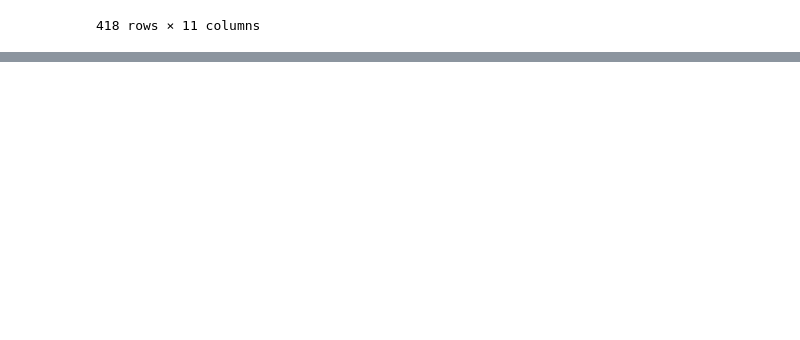
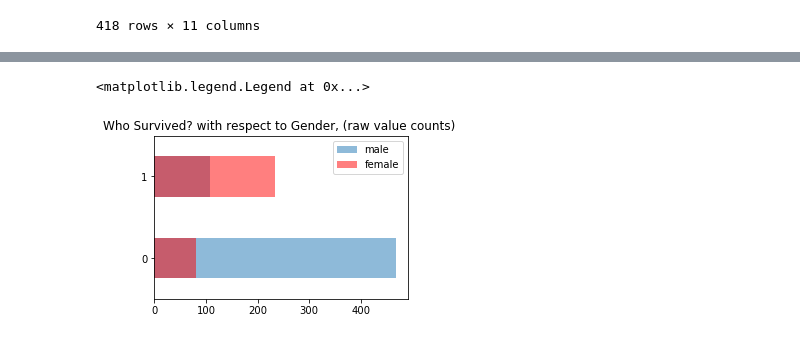
Before and after one commit to stdwal/titanic, a Jupyter notebook: titanic.ipynb, the cells around one changed output, grey strips where cells are left out. Cells and saved outputs as stored; diff of their text form; code cells hidden in the pictures; blank space fills up the shorter version.

```diff
--- a/titanic.ipynb
+++ b/titanic.ipynb
@@ -55,0 +90,14 @@ test
+# %%
+male = train['Survived'][train['Sex'] == 'male'].value_counts().sort_index()
+female = train['Survived'][train['Sex'] == 'female'].value_counts().sort_index()
+
+fig = plt.figure(figsize=(10, 3))
+
+ax1 = fig.add_subplot(121)
+male.plot(kind='barh', label='male', alpha=0.5)
+female.plot(kind='barh', label='female', color='red', alpha=0.5)
+plt.title("Who Survived? with respect to Gender, (raw value counts) ")
+plt.legend(loc='best')
+# %% [output]
+<matplotlib.legend.Legend at 0x...>
+[figure, added]
```
Also changed, not shown: parts of 48 cells of this notebook.
